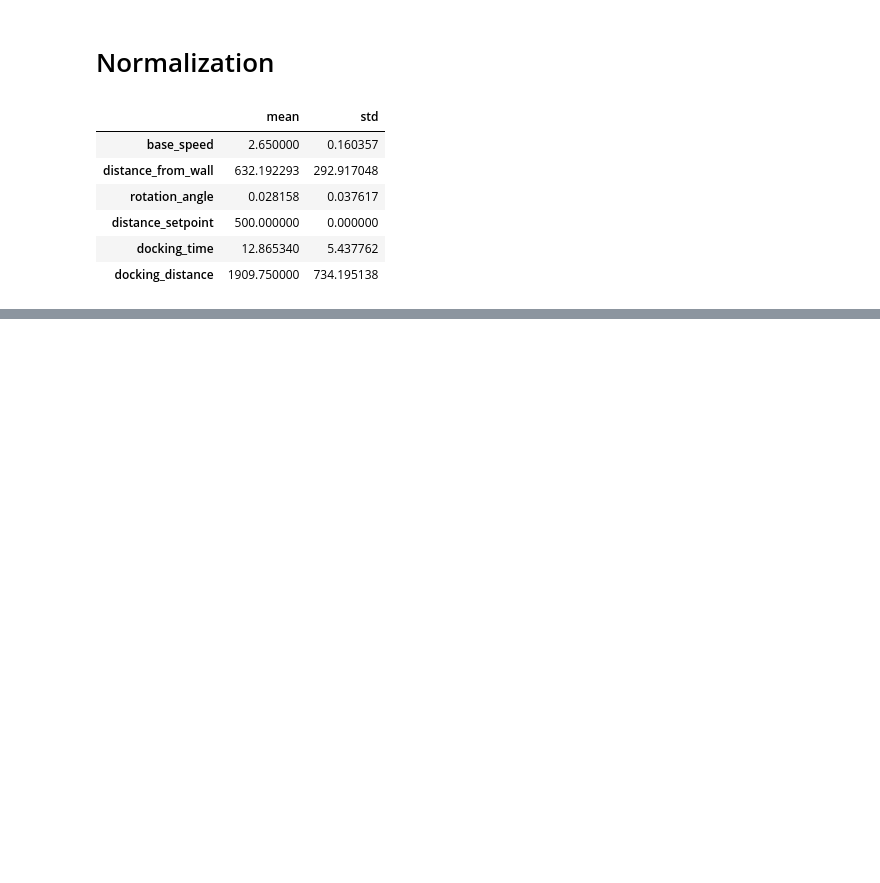
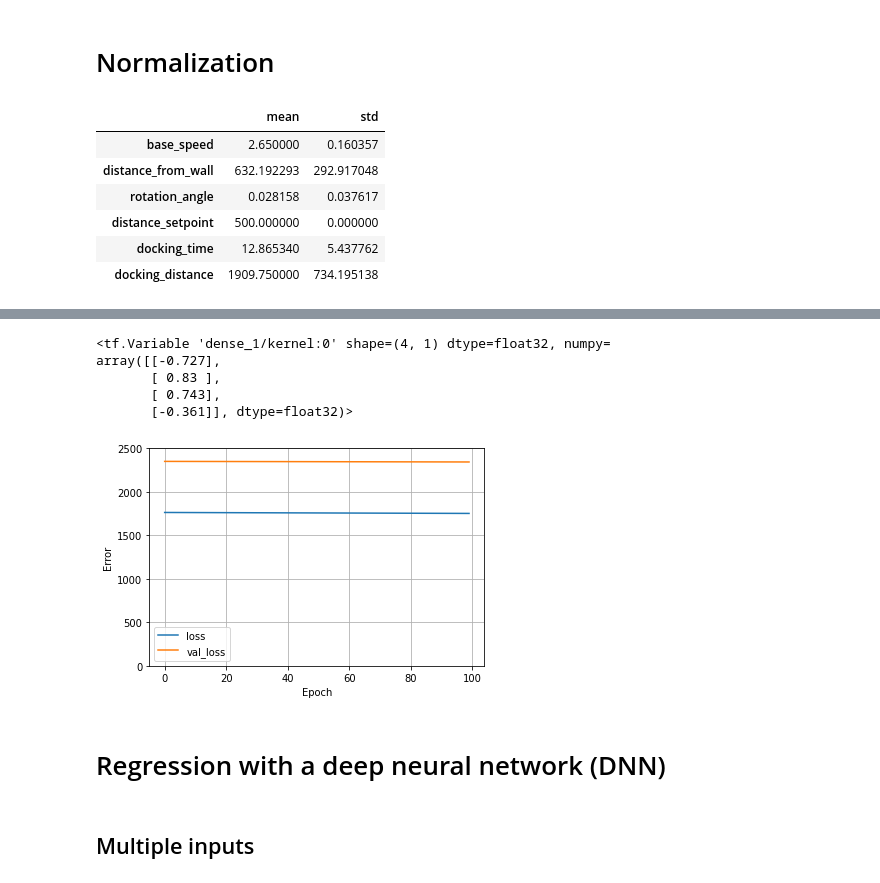
Before and after one commit to szymciem8/AGV-Autonomous-Docking, a Jupyter notebook: docking_prediction/regression.ipynb, the cells around one changed output, grey strips where cells are left out. Drawn from its saved outputs; the diff is of its cells as text; code cells hidden in the pictures; blank space fills up the shorter version.

```diff
--- a/docking_prediction/regression.ipynb
+++ b/docking_prediction/regression.ipynb
@@ -99,0 +172,9 @@ normalizer = tf.keras.layers.Normalization(axis=-1)
+# %%
+def plot_loss(history):
+  plt.plot(history.history['loss'], label='loss')
+  plt.plot(history.history['val_loss'], label='val_loss')
+  plt.ylim([0, 2500])
+  plt.xlabel('Epoch')
+  plt.ylabel('Error')
+  plt.legend()
+  plt.grid(True)
@@ -99,0 +203,5 @@ normalizer = tf.keras.layers.Normalization(axis=-1)
+# %%
+linear_model = tf.keras.Sequential([
+    normalizer,
+    layers.Dense(units=1)
+])
@@ -99,0 +219,26 @@ normalizer = tf.keras.layers.Normalization(axis=-1)
+# %%
+linear_model.layers[1].kernel
+# %% [output]
+<tf.Variable 'dense_1/kernel:0' shape=(4, 1) dtype=float32, numpy=
+array([[-0.727],
+       [ 0.83 ],
+       [ 0.743],
+       [-0.361]], dtype=float32)>
+# %%
+linear_model.compile(
+    optimizer=tf.optimizers.Adam(learning_rate=0.1),
+    loss='mean_absolute_error'
+)
+# %%
+history = linear_model.fit(
+    train_features,
+    train_labels,
+    epochs=100,
+    # Suppress logging.
+    verbose=0,
+    # Calculate validation results on 20% of the training data.
+    validation_split = 0.2)
+# %%
+plot_loss(history)
+# %% [output]
+[figure, added]
@@ -99,0 +248,2 @@ normalizer = tf.keras.layers.Normalization(axis=-1)
+# %% [markdown]
+# Regression with a deep neural network (DNN)
@@ -99,0 +262,2 @@ normalizer = tf.keras.layers.Normalization(axis=-1)
+# %% [markdown]
+## Multiple inputs
```
Also changed, not shown: parts of 22 cells of this notebook.
